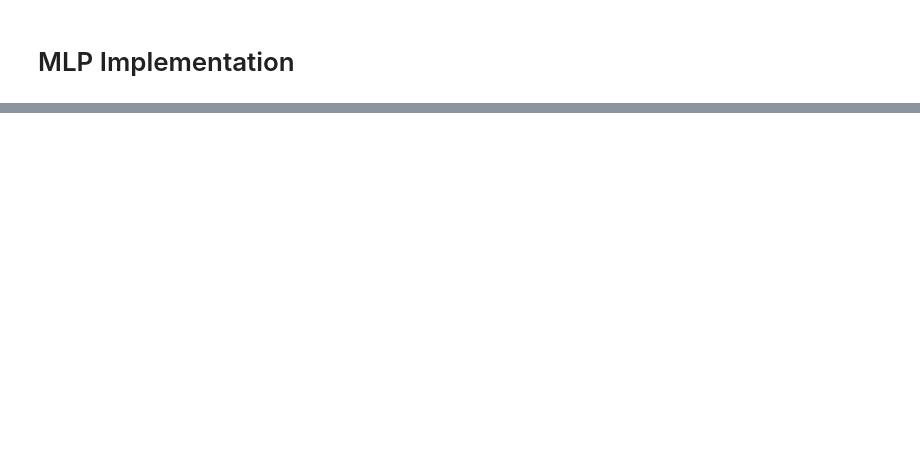
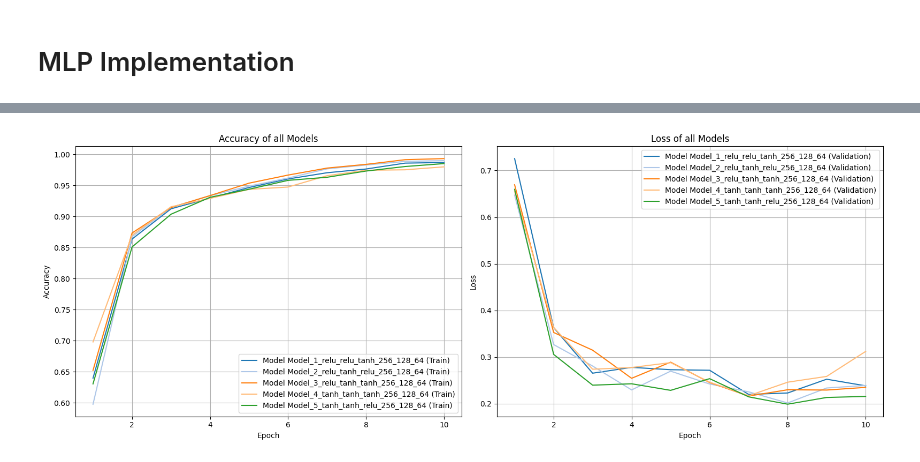
Before and after one commit to SheidaAbedpour/MLP-MNIST-handwritten-digit-Classification, a Jupyter notebook: MNIST_MLP_PyTorch.ipynb, the cells around one changed output, grey strips where cells are left out. Drawn from its saved outputs; the diff is of its cells as text; code cells hidden in the pictures; blank space fills up the shorter version.

```diff
--- a/MNIST_MLP_PyTorch.ipynb
+++ b/MNIST_MLP_PyTorch.ipynb
@@ -231,0 +619,4 @@ class MLP(nn.Module):
+# %%
+plot_accuracy_and_loss(all_train_accs, all_val_losses, num_epochs, model_names)
+# %% [output]
+[figure, added]
```
Also changed, not shown: parts of 27 cells of this notebook.
